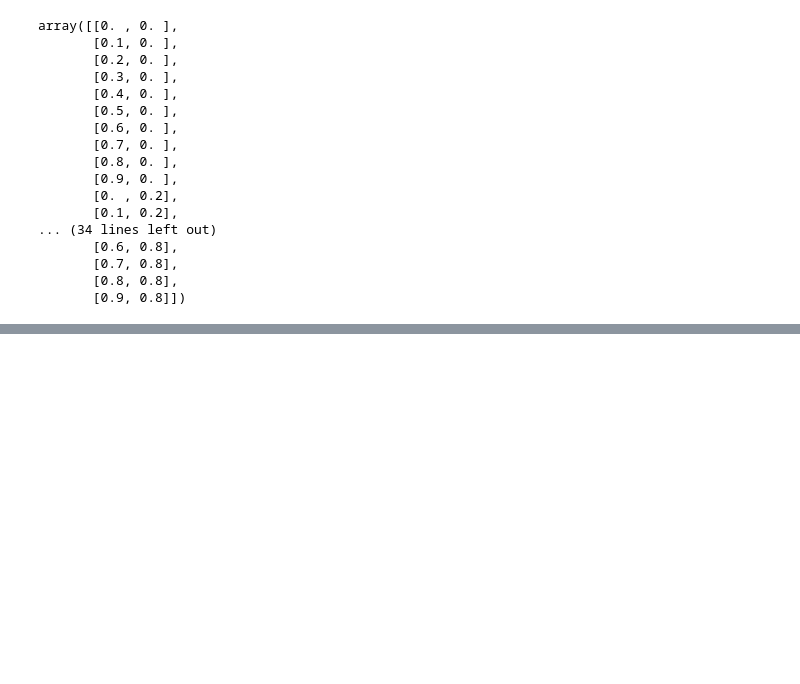
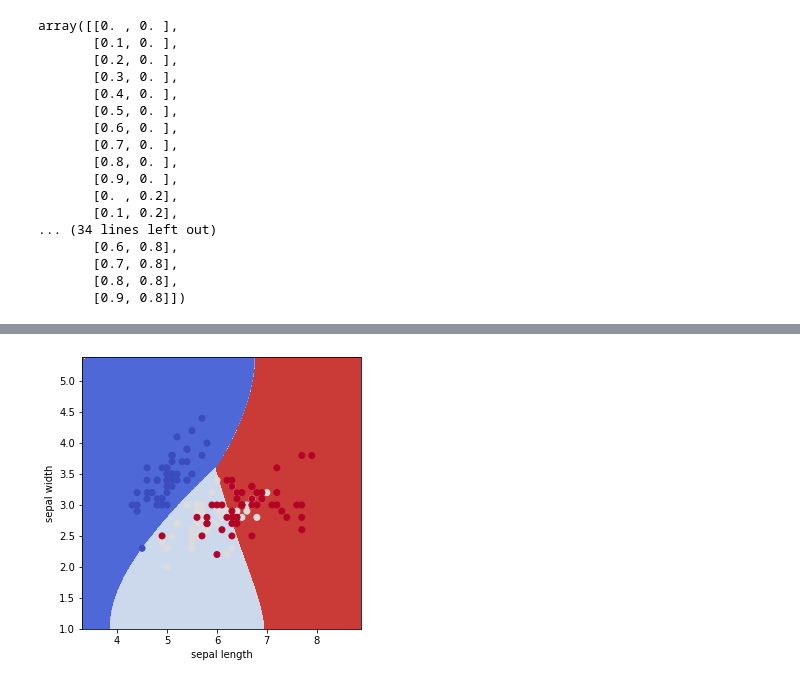
Before and after one commit to sieun-Bae/Applied_ML, a Jupyter notebook: classification.ipynb, the cells around one changed output, grey strips where cells are left out. Drawn from its saved outputs; the diff is of its cells as text; code cells hidden in the pictures; blank space fills up the shorter version.

```diff
--- a/classification.ipynb
+++ b/classification.ipynb
@@ -196,0 +254,4 @@ plt.show()
+# %%
+vis_svc(svc_rbf)
+# %% [output]
+[figure, added]
```
Also changed, not shown: parts of 21 cells of this notebook.
